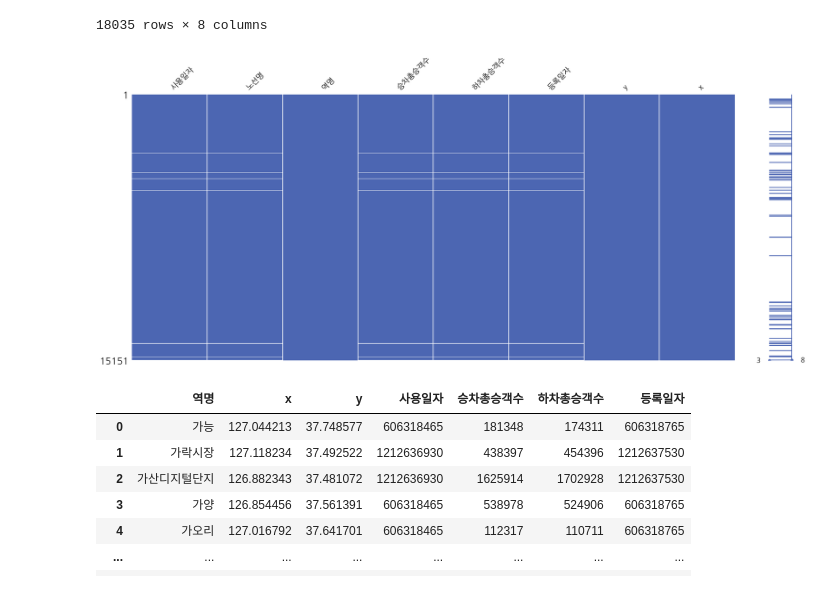
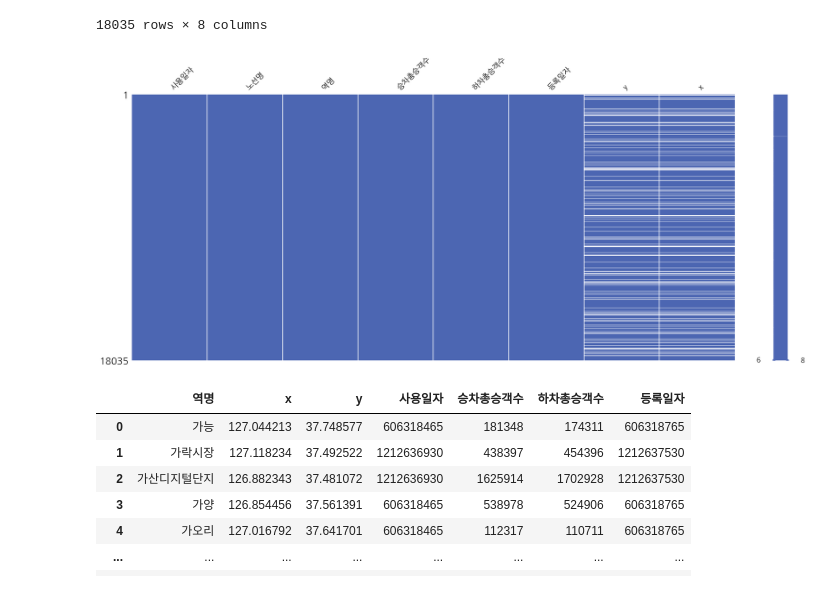
Before and after one commit to So-chankyun/Road-Diet-Location-Selection, a Jupyter notebook: subway_station.ipynb, the cells around one changed output. Saved outputs shown, nothing was run; the diff lists cells and outputs as text; code cells hidden in the pictures.

```diff
--- a/subway_station.ipynb
+++ b/subway_station.ipynb
@@ -115,10 +115,10 @@ display(subway_station_data2)
 18035 rows × 8 columns
 # %%
 # 데이터는 있으나 좌표가 없는 데이터들은 좌표를 채워줄 수 있도록 한다.
-msno.matrix(df=subway_station_data1,color=(0.3,0.4,0.7))
+msno.matrix(df=subway_station_data2,color=(0.3,0.4,0.7))
 plt.show()
 # %% [output]
-[figure, old version]
+[figure, new version]
 # %%
 subway_station_sum = subway_station_data.groupby(['역명','x','y']).sum().reset_index()
 subway_station_sum
```
Also changed, not shown: parts of 1 cell of this notebook, 2 other files.
